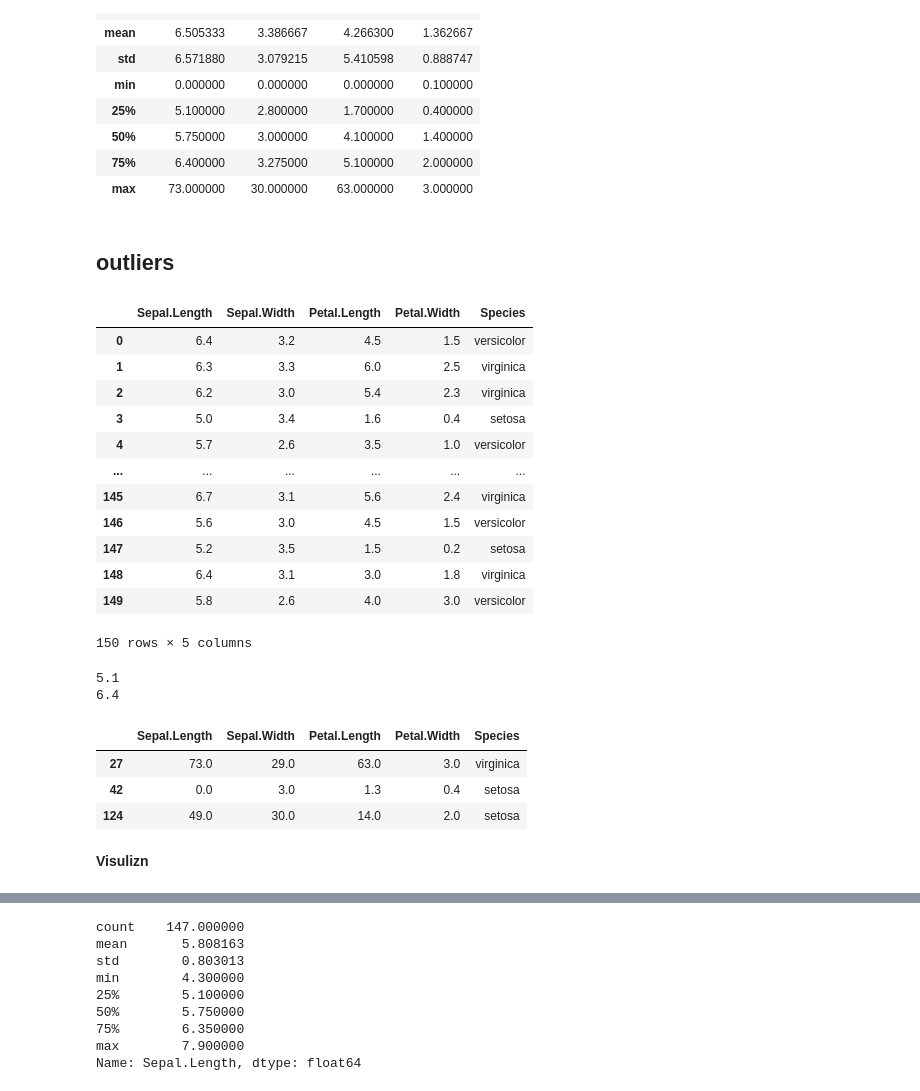
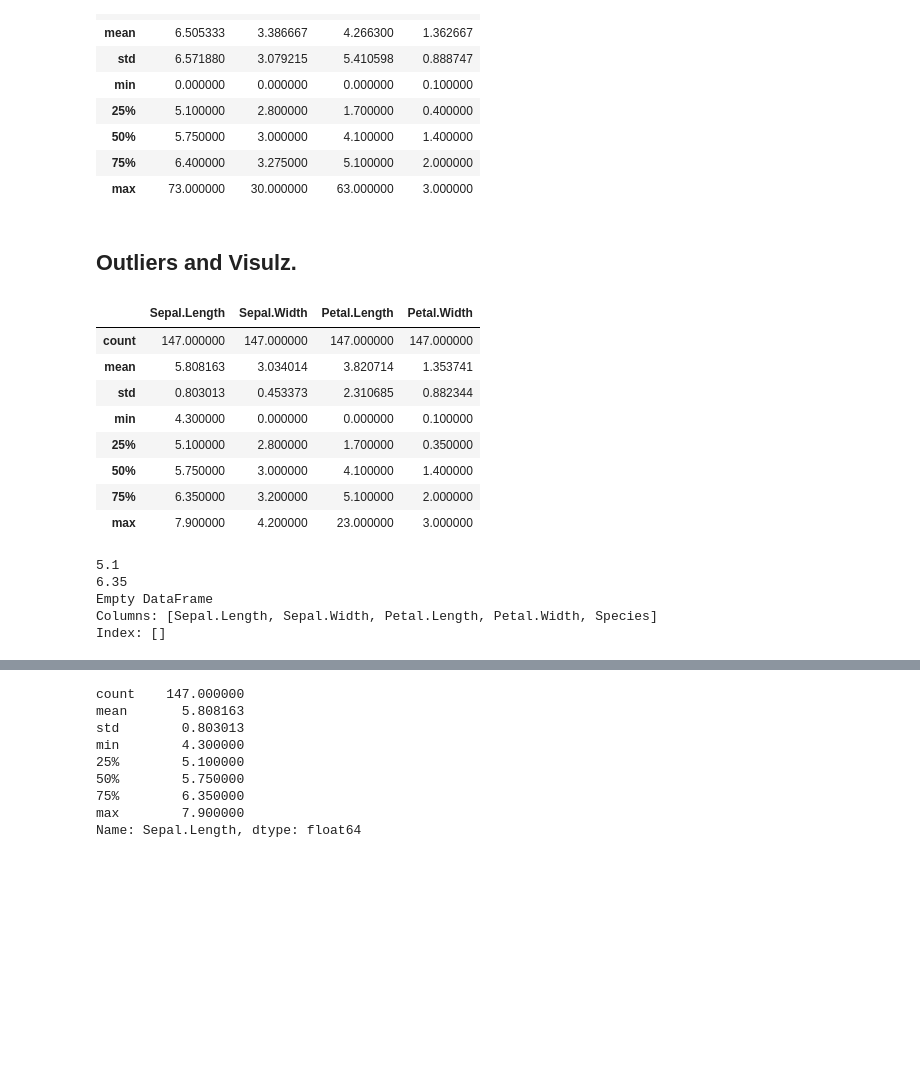
Before and after one commit to nikhilsahu22/class, a Jupyter notebook: iris2.ipynb, the cells around one changed output, grey strips where cells are left out. Cells and saved outputs as stored; diff of their text form; code cells hidden in the pictures; blank space fills up the shorter version.

```diff
--- a/iris2.ipynb
+++ b/iris2.ipynb
@@ -398,23 +391,19 @@ data4.describe()
 | 75% | 6.400000 | 3.275000 | 5.100000 | 2.000000 |
 | max | 73.000000 | 30.000000 | 63.000000 | 3.000000 |
 # %% [markdown]
-## outliers
+## Outliers and Visulz.
 # %%
-data4
+data4.describe()
 # %% [output]
-|  | Sepal.Length | Sepal.Width | Petal.Length | Petal.Width | Species |
-| 0 | 6.4 | 3.2 | 4.5 | 1.5 | versicolor |
-| 1 | 6.3 | 3.3 | 6.0 | 2.5 | virginica |
-| 2 | 6.2 | 3.0 | 5.4 | 2.3 | virginica |
-| 3 | 5.0 | 3.4 | 1.6 | 0.4 | setosa |
-| 4 | 5.7 | 2.6 | 3.5 | 1.0 | versicolor |
-| ... | ... | ... | ... | ... | ... |
-| 145 | 6.7 | 3.1 | 5.6 | 2.4 | virginica |
-| 146 | 5.6 | 3.0 | 4.5 | 1.5 | versicolor |
-| 147 | 5.2 | 3.5 | 1.5 | 0.2 | setosa |
-| 148 | 6.4 | 3.1 | 3.0 | 1.8 | virginica |
-| 149 | 5.8 | 2.6 | 4.0 | 3.0 | versicolor |
+|  | Sepal.Length | Sepal.Width | Petal.Length | Petal.Width |
+| count | 147.000000 | 147.000000 | 147.000000 | 147.000000 |
+| mean | 5.808163 | 3.034014 | 3.820714 | 1.353741 |
+| std | 0.803013 | 0.453373 | 2.310685 | 0.882344 |
+| min | 4.300000 | 0.000000 | 0.000000 | 0.100000 |
+| 25% | 5.100000 | 2.800000 | 1.700000 | 0.350000 |
+| 50% | 5.750000 | 3.000000 | 4.100000 | 1.400000 |
+| 75% | 6.350000 | 3.200000 | 5.100000 | 2.000000 |
+| max | 7.900000 | 4.200000 | 23.000000 | 3.000000 |
-150 rows × 5 columns
 # %%
 q1 = data4['Sepal.Length'].quantile(0.25)
 q3 = data4['Sepal.Length'].quantile(0.75)
@@ -423,14 +412,13 @@ print(q1)
 print(q3)
 
 outcond1 = ( data4['Sepal.Length'] < q1 - 1.5*iqr ) | ( data4['Sepal.Length'] >  q3 + 1.5*iqr )
-data4[outcond1]
+print(data4[outcond1])
+
+data4= data4[~outcond1] #removed outlier
 # %% [output]
 5.1
-6.4
+6.35
+Empty DataFrame
+Columns: [Sepal.Length, Sepal.Width, Petal.Length, Petal.Width, Species]
+Index: []
-|  | Sepal.Length | Sepal.Width | Petal.Length | Petal.Width | Species |
-| 27 | 73.0 | 29.0 | 63.0 | 3.0 | virginica |
-| 42 | 0.0 | 3.0 | 1.3 | 0.4 | setosa |
-| 124 | 49.0 | 30.0 | 14.0 | 2.0 | setosa |
-# %% [markdown]
-**Visulizn**
 # %%
```
Also changed, not shown: parts of 26 cells of this notebook.
